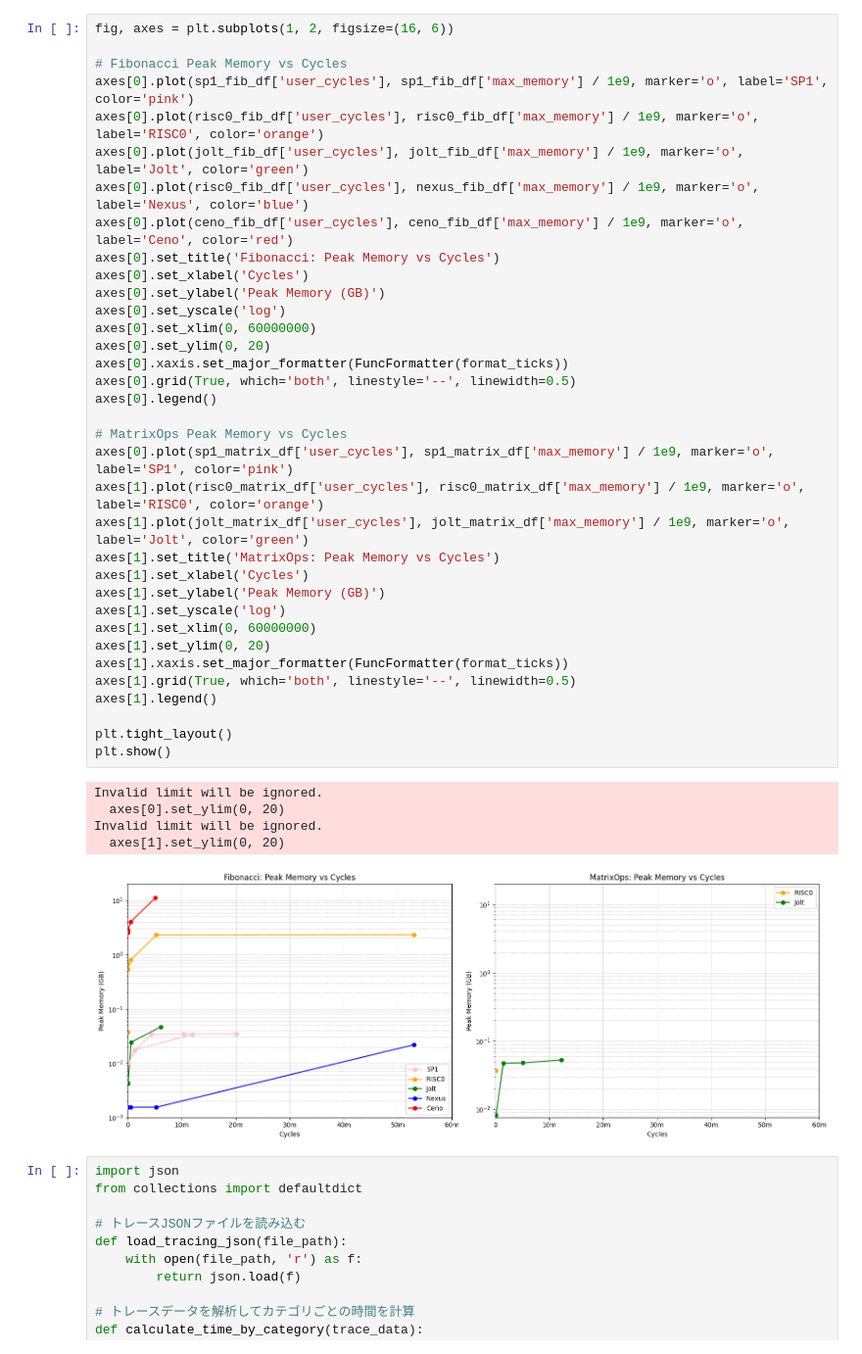
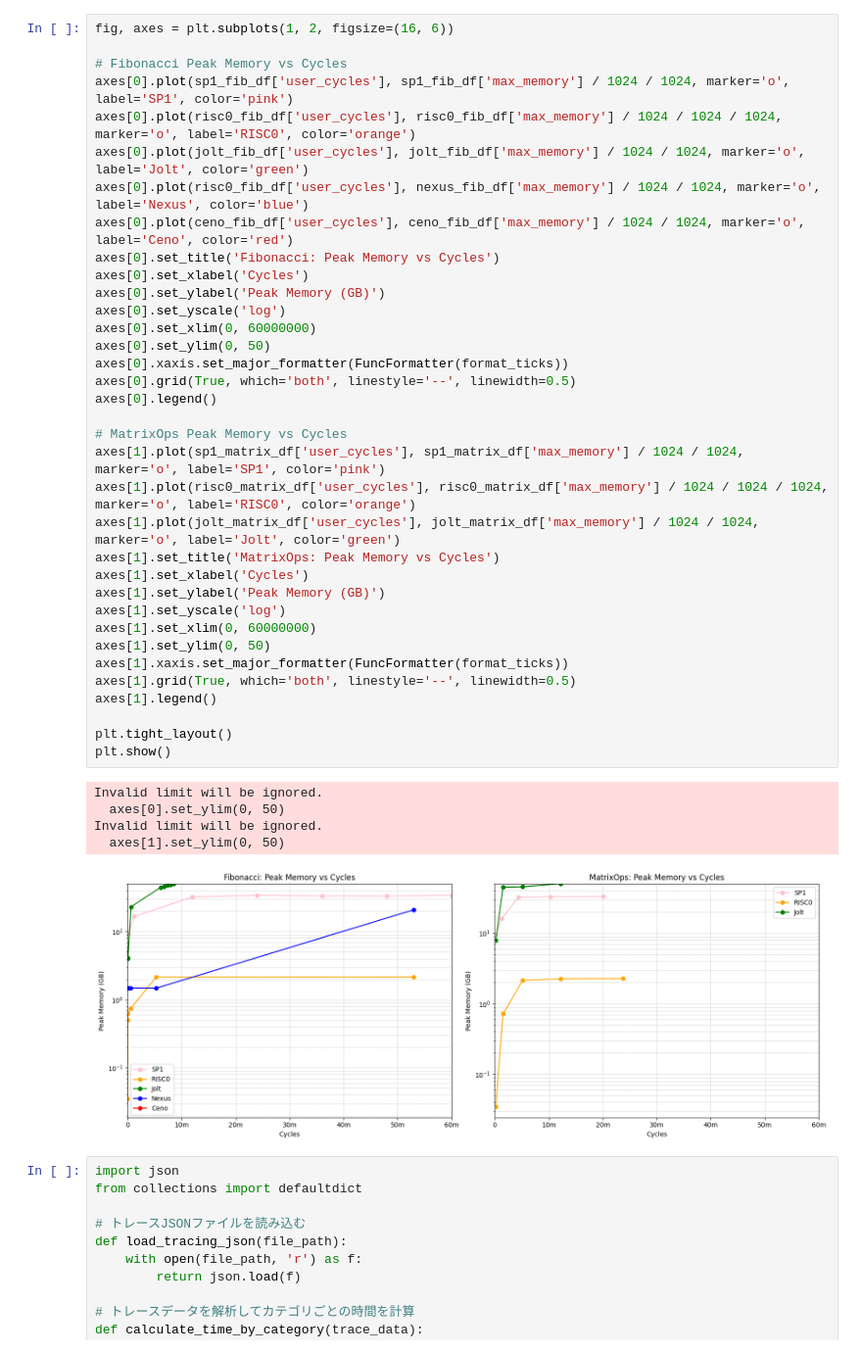
Before and after one commit to grandchildrice/zkvm-benchmarks, a Jupyter notebook: results/reports_20241221.ipynb, the cells around one changed output. Shown: that part at 98% size. Saved outputs shown, nothing was run; the diff lists cells and outputs as text.

```diff
--- a/results/reports_20241221.ipynb
+++ b/results/reports_20241221.ipynb
@@ -173,44 +190,44 @@ Invalid limit will be ignored.
 # %%
 fig, axes = plt.subplots(1, 2, figsize=(16, 6))
 
 # Fibonacci Peak Memory vs Cycles
-axes[0].plot(sp1_fib_df['user_cycles'], sp1_fib_df['max_memory'] / 1e9, marker='o', label='SP1', color='pink')
-axes[0].plot(risc0_fib_df['user_cycles'], risc0_fib_df['max_memory'] / 1e9, marker='o', label='RISC0', color='orange')
-axes[0].plot(jolt_fib_df['user_cycles'], jolt_fib_df['max_memory'] / 1e9, marker='o', label='Jolt', color='green')
-axes[0].plot(risc0_fib_df['user_cycles'], nexus_fib_df['max_memory'] / 1e9, marker='o', label='Nexus', color='blue')
-axes[0].plot(ceno_fib_df['user_cycles'], ceno_fib_df['max_memory'] / 1e9, marker='o', label='Ceno', color='red')
+axes[0].plot(sp1_fib_df['user_cycles'], sp1_fib_df['max_memory'] / 1024 / 1024, marker='o', label='SP1', color='pink')
+axes[0].plot(risc0_fib_df['user_cycles'], risc0_fib_df['max_memory'] / 1024 / 1024 / 1024, marker='o', label='RISC0', color='orange')
+axes[0].plot(jolt_fib_df['user_cycles'], jolt_fib_df['max_memory'] / 1024 / 1024, marker='o', label='Jolt', color='green')
+axes[0].plot(risc0_fib_df['user_cycles'], nexus_fib_df['max_memory'] / 1024 / 1024, marker='o', label='Nexus', color='blue')
+axes[0].plot(ceno_fib_df['user_cycles'], ceno_fib_df['max_memory'] / 1024 / 1024, marker='o', label='Ceno', color='red')
 axes[0].set_title('Fibonacci: Peak Memory vs Cycles')
 axes[0].set_xlabel('Cycles')
 axes[0].set_ylabel('Peak Memory (GB)')
 axes[0].set_yscale('log')
 axes[0].set_xlim(0, 60000000)
-axes[0].set_ylim(0, 20)
+axes[0].set_ylim(0, 50)
 axes[0].xaxis.set_major_formatter(FuncFormatter(format_ticks))
 axes[0].grid(True, which='both', linestyle='--', linewidth=0.5)
 axes[0].legend()
 
 # MatrixOps Peak Memory vs Cycles
-axes[0].plot(sp1_matrix_df['user_cycles'], sp1_matrix_df['max_memory'] / 1e9, marker='o', label='SP1', color='pink')
-axes[1].plot(risc0_matrix_df['user_cycles'], risc0_matrix_df['max_memory'] / 1e9, marker='o', label='RISC0', color='orange')
-axes[1].plot(jolt_matrix_df['user_cycles'], jolt_matrix_df['max_memory'] / 1e9, marker='o', label='Jolt', color='green')
+axes[1].plot(sp1_matrix_df['user_cycles'], sp1_matrix_df['max_memory'] / 1024 / 1024, marker='o', label='SP1', color='pink')
+axes[1].plot(risc0_matrix_df['user_cycles'], risc0_matrix_df['max_memory'] / 1024 / 1024 / 1024, marker='o', label='RISC0', color='orange')
+axes[1].plot(jolt_matrix_df['user_cycles'], jolt_matrix_df['max_memory'] / 1024 / 1024, marker='o', label='Jolt', color='green')
 axes[1].set_title('MatrixOps: Peak Memory vs Cycles')
 axes[1].set_xlabel('Cycles')
 axes[1].set_ylabel('Peak Memory (GB)')
 axes[1].set_yscale('log')
 axes[1].set_xlim(0, 60000000)
-axes[1].set_ylim(0, 20)
+axes[1].set_ylim(0, 50)
 axes[1].xaxis.set_major_formatter(FuncFormatter(format_ticks))
 axes[1].grid(True, which='both', linestyle='--', linewidth=0.5)
 axes[1].legend()
 
 plt.tight_layout()
 plt.show()
 # %% [output]
 Invalid limit will be ignored.
-  axes[0].set_ylim(0, 20)
+  axes[0].set_ylim(0, 50)
 Invalid limit will be ignored.
-  axes[1].set_ylim(0, 20)
+  axes[1].set_ylim(0, 50)
-[figure, old version]
+[figure, new version]
 # %%
 import json
 from collections import defaultdict
```
Also changed, not shown: parts of 2 cells of this notebook, 11 other files.
